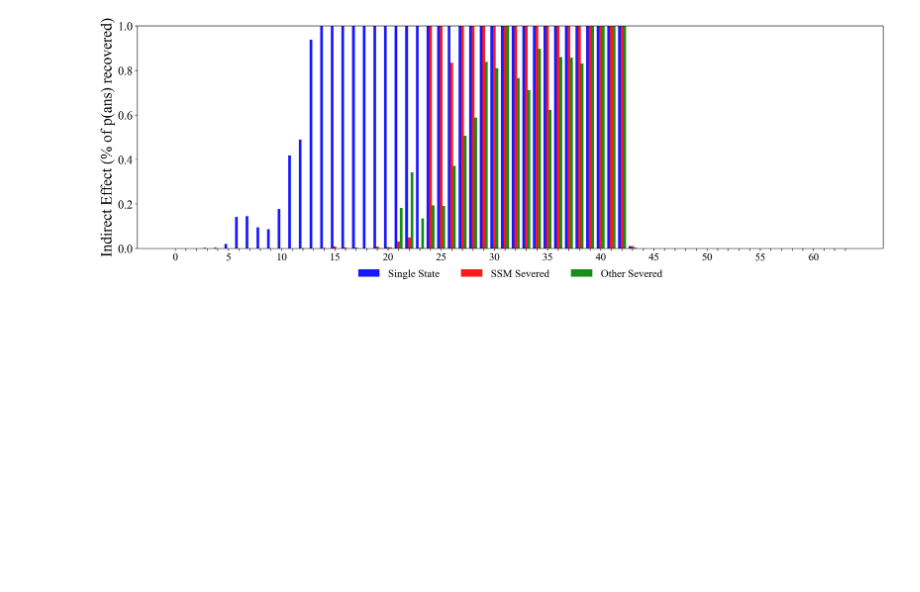
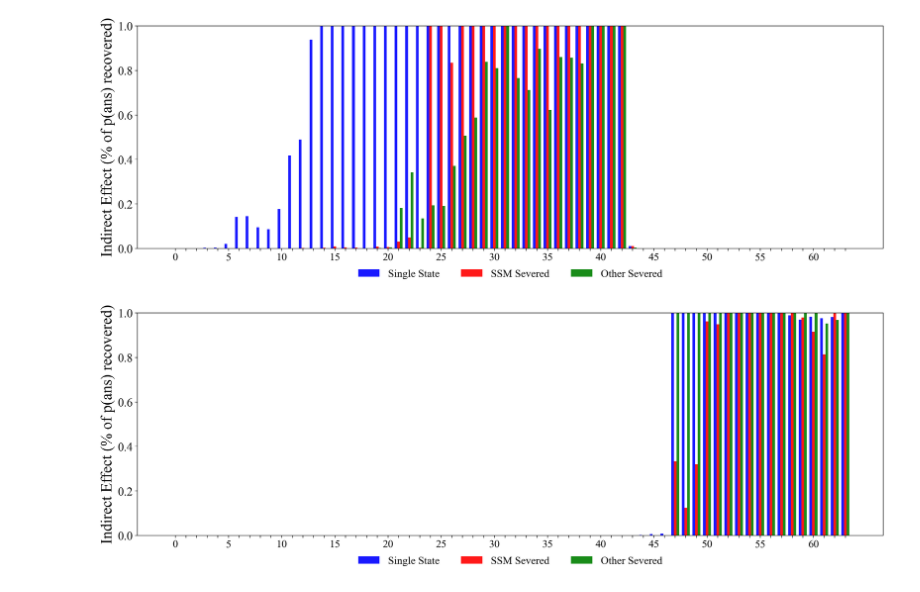
Before and after one commit to arnab-api/romba, a Jupyter notebook: notebooks/ablating_data_flows.ipynb, the cells around one changed output. Saved outputs shown, nothing was run; the diff lists cells and outputs as text; code cells hidden in the pictures; blank space fills up the shorter version.

```diff
--- a/notebooks/ablating_data_flows.ipynb
+++ b/notebooks/ablating_data_flows.ipynb
@@ -552,3 +598,7 @@ plot_aie_subject_last(ie, ie_ssm_severed, ie_mlp_severed)
+# %%
+plot_aie_subject_last(ie, ie_ssm_severed, ie_mlp_severed)
+# %% [output]
+[figure, added]
 # %%
 # from src.data.dataclasses import CounterFactDataset
 
```
Also changed, not shown: parts of 14 cells of this notebook, 1 other file.
